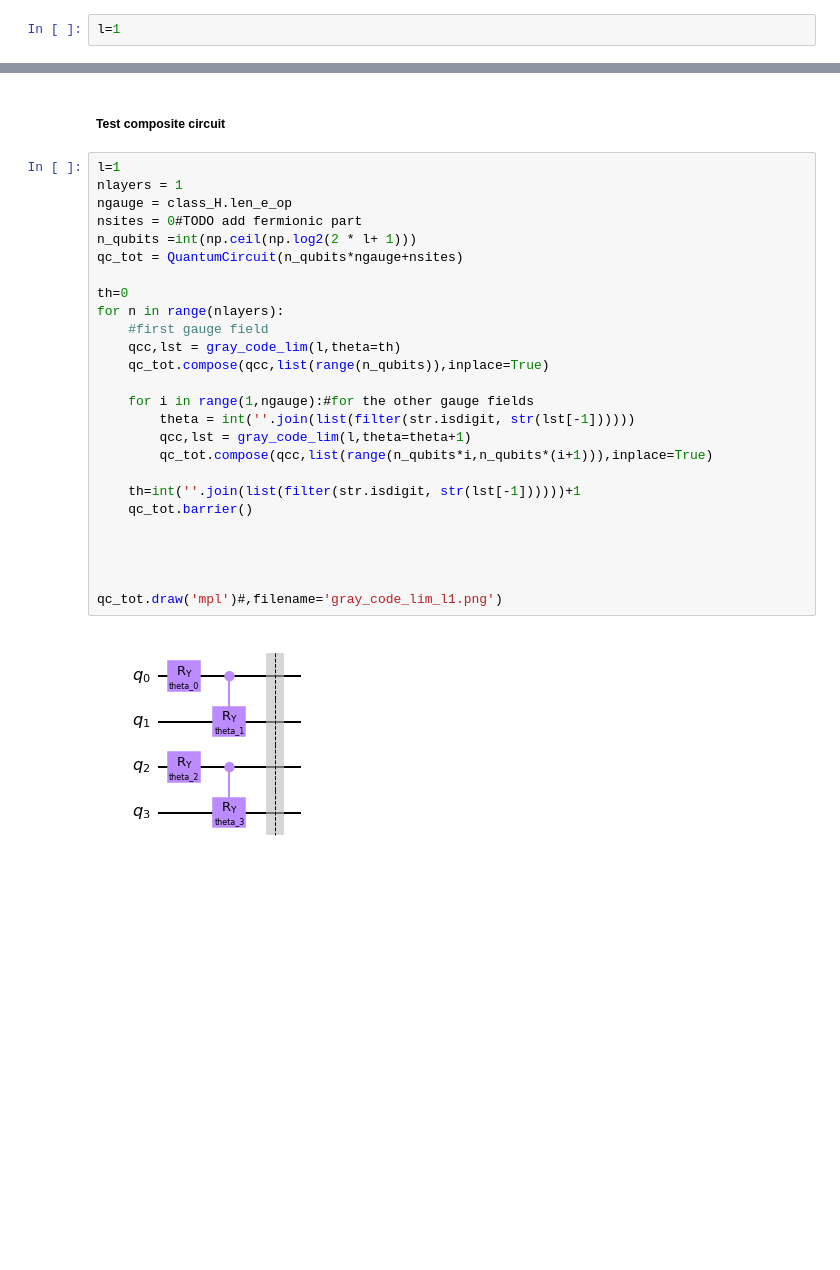
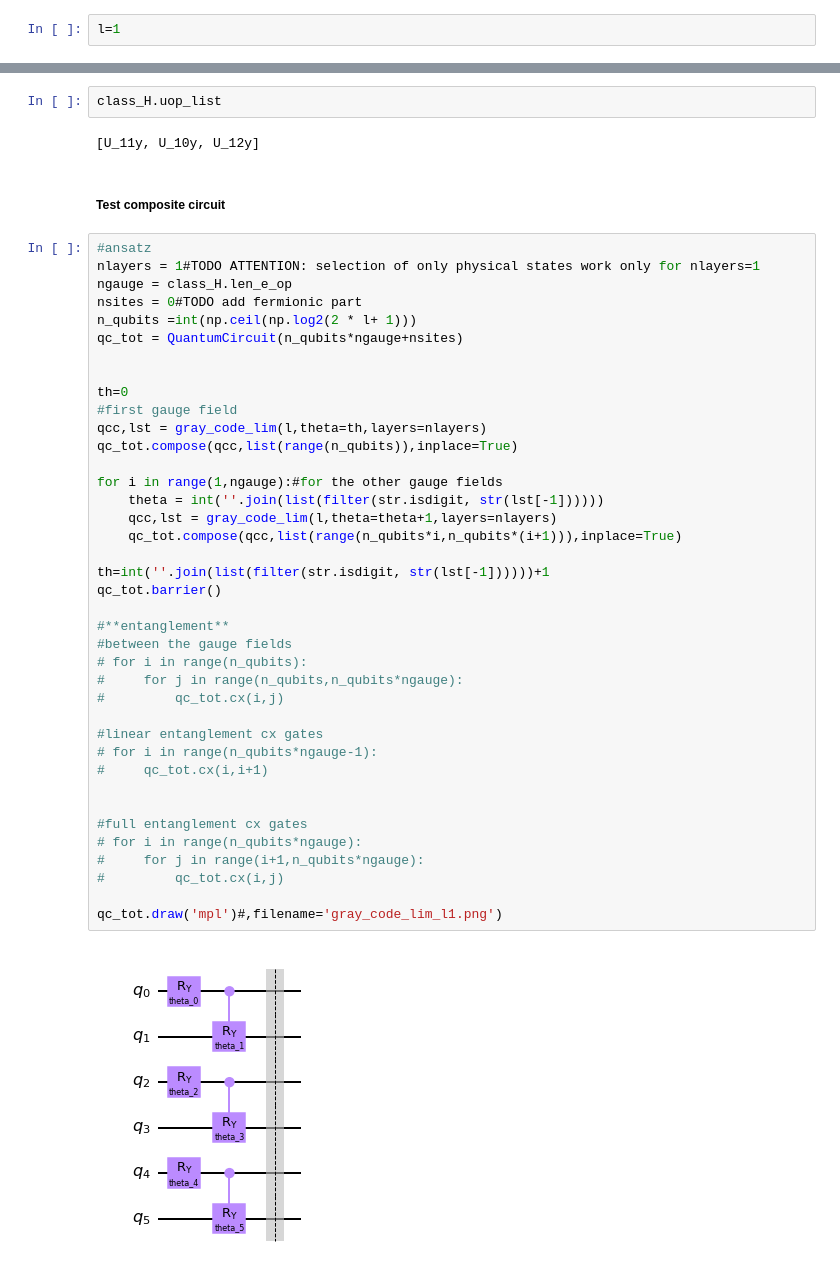
Before and after one commit to ariannacrippa/QC_lattice_H, a Jupyter notebook: notebooks/ansaetze_test.ipynb, the cells around one changed output, grey strips where cells are left out. Cells and saved outputs as stored; diff of their text form; blank space fills up the shorter version.

Commit message:
test with gray encoding proposal

```diff
--- a/notebooks/ansaetze_test.ipynb
+++ b/notebooks/ansaetze_test.ipynb
@@ -252,30 +264,47 @@ all physical states reached : OK!
+# %%
+class_H.uop_list
+# %% [output]
+[U_11y, U_10y, U_12y]
 # %% [markdown]
 ##### Test composite circuit
 # %%
-l=1
-nlayers = 1
+#ansatz
+nlayers = 1#TODO ATTENTION: selection of only physical states work only for nlayers=1
 ngauge = class_H.len_e_op
 nsites = 0#TODO add fermionic part
 n_qubits =int(np.ceil(np.log2(2 * l+ 1)))
 qc_tot = QuantumCircuit(n_qubits*ngauge+nsites)
 
+
 th=0
-for n in range(nlayers):
-    #first gauge field
-    qcc,lst = gray_code_lim(l,theta=th)
-    qc_tot.compose(qcc,list(range(n_qubits)),inplace=True)
+#first gauge field
+qcc,lst = gray_code_lim(l,theta=th,layers=nlayers)
+qc_tot.compose(qcc,list(range(n_qubits)),inplace=True)
 
-    for i in range(1,ngauge):#for the other gauge fields
-        theta = int(''.join(list(filter(str.isdigit, str(lst[-1])))))
-        qcc,lst = gray_code_lim(l,theta=theta+1)
-        qc_tot.compose(qcc,list(range(n_qubits*i,n_qubits*(i+1))),inplace=True)
+for i in range(1,ngauge):#for the other gauge fields
+    theta = int(''.join(list(filter(str.isdigit, str(lst[-1])))))
+    qcc,lst = gray_code_lim(l,theta=theta+1,layers=nlayers)
+    qc_tot.compose(qcc,list(range(n_qubits*i,n_qubits*(i+1))),inplace=True)
 
-    th=int(''.join(list(filter(str.isdigit, str(lst[-1])))))+1
-    qc_tot.barrier()
+th=int(''.join(list(filter(str.isdigit, str(lst[-1])))))+1
+qc_tot.barrier()
+
+#**entanglement**
+#between the gauge fields
+# for i in range(n_qubits):
+#     for j in range(n_qubits,n_qubits*ngauge):
+#         qc_tot.cx(i,j)
+
+#linear entanglement cx gates
+# for i in range(n_qubits*ngauge-1):
+#     qc_tot.cx(i,i+1)
 
 
-
+#full entanglement cx gates
+# for i in range(n_qubits*ngauge):
+#     for j in range(i+1,n_qubits*ngauge):
+#         qc_tot.cx(i,j)
 
 qc_tot.draw('mpl')#,filename='gray_code_lim_l1.png')
 # %% [output]
-[figure, old version]
+[figure, new version]
```
Also changed, not shown: parts of 41 cells of this notebook.
